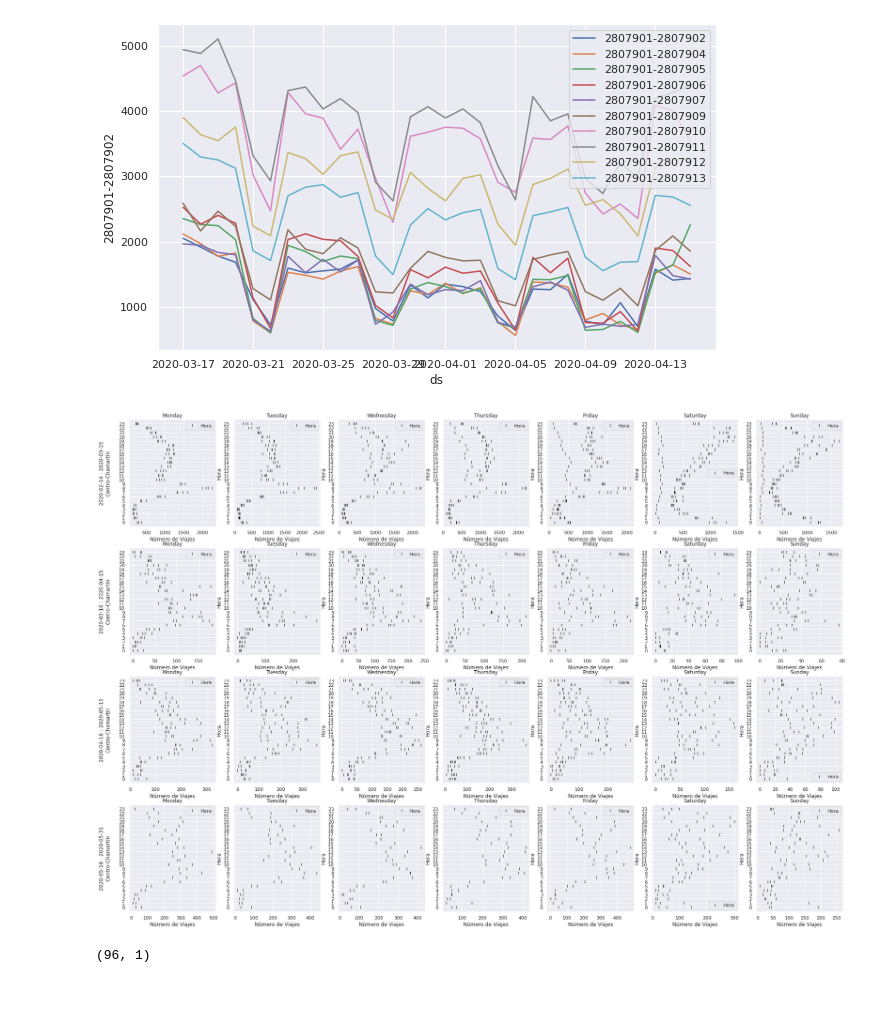
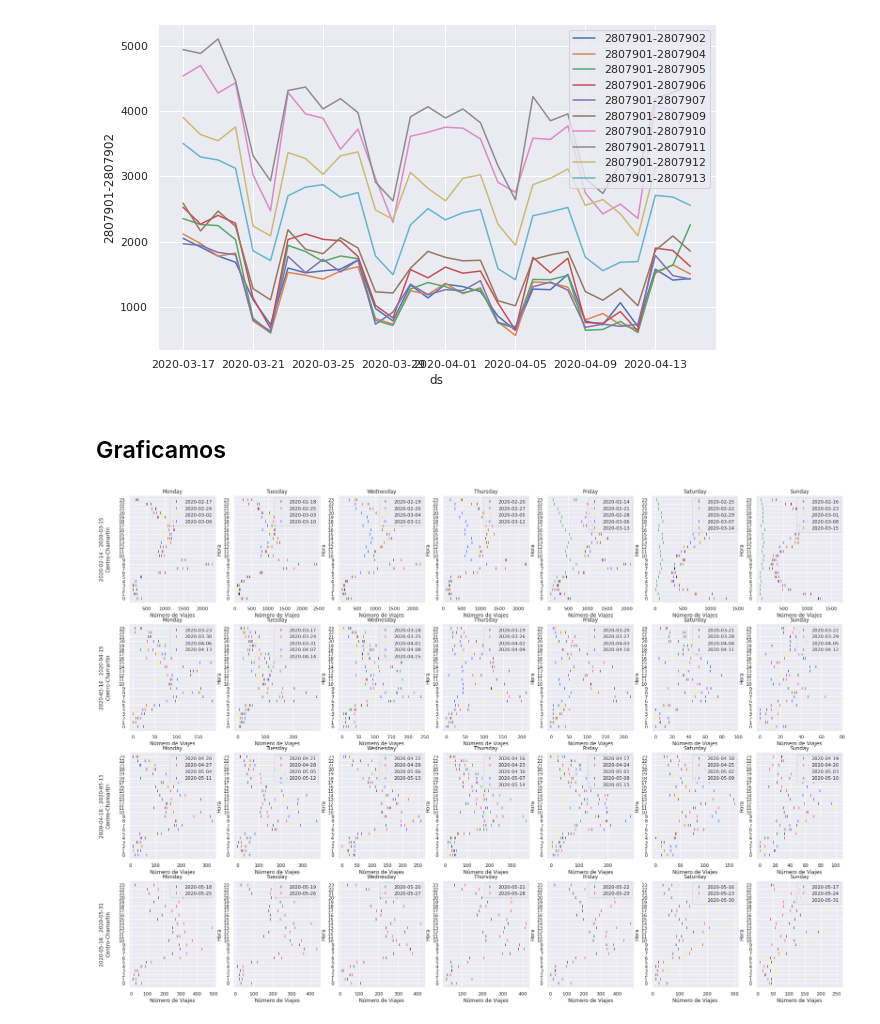
Before and after one commit to Jhonvalencia77/3er_avance, a Jupyter notebook: Patrones2_Trayectos_Diarios.ipynb, the cells around one changed output. Saved outputs shown, nothing was run; the diff lists cells and outputs as text; code cells hidden in the pictures; blank space fills up the shorter version.

Commit message:
ticks_colores

```diff
--- a/Patrones2_Trayectos_Diarios.ipynb
+++ b/Patrones2_Trayectos_Diarios.ipynb
@@ -95,12 +95,14 @@ def df_origen(origen,destino):
     df_Final['Mes'] = df_Final.index.month
     df_Final['ID_Dia'] = df_Final.index.dayofweek
     df_Final['Hora'] = df_Final.index.hour
+    df_Final['WeekNo'] = df_Final.index.isocalendar().week
 
     df2_Final['Fecha'] = df2_Final.index.date
     df2_Final['Año'] = df2_Final.index.year
     df2_Final['Mes'] = df2_Final.index.month
     df2_Final['ID_Dia'] = df2_Final.index.dayofweek
     df2_Final['Hora'] = df2_Final.index.hour
+    df2_Final['WeekNo'] = df2_Final.index.isocalendar().week
 
     return df, lista, df_Dia, main_lines, df_main_lines, df2, df2_Dia, main_lines2, df_main_lines2, df_Final,df2_Final,listaDst
 # %%
@@ -175,39 +191,82 @@ for trayecto in main_lines2:
         sb.lineplot(x="ds", y=trayecto, data=df2_Dia.loc['2020-03-16':'2020-04-15'],legend='brief',label=trayecto)
 # %% [output]
 [figure]
+# %% [markdown]
+## Graficamos
 # %%
 sb.set(rc = {'figure.figsize':(18,15)})
 ax=0
 Dict_periodos = {1:'2020-02-14 : 2020-03-15',2:'2020-03-16 : 2020-04-15', 3:'2020-04-16 : 2020-05-15', 4:'2020-05-16 : 2020-05-31'}
+
 #Creamos dicionario para buscar el nombre de cada distrito
 for line in listaDst:
     if line=="ds":
         fig, axes = plt.subplots(nrows=4, ncols=7)
         ax_list = fig.axes
         plt.subplots_adjust(left=0.001, bottom=None, right=1.3, top=1.2, wspace=0.2, hspace=0.2)
         continue
 
     origen = line.split("-",1)[0]
     destino = line.split("-",1)[1]
     lines_names = {"19024":"Fuera_Madrid","2800601":"Fuera_Madrid","2806504":"Fuera_Madrid","2807901":"Centro","2807902":"Arganzuela","2807903":"Retiro","2807904":"Salamanca","2807905":"Chamartín","2807906":"Tetuán","2807907":"Chamberí","2807908":"El_Pardo","2807909":"Moncloa-Aravaca","2807910":"Latina","2807911":"Carabanchel","2807912":"Usera","2807913":"Puente_de_Vallecas","2807914":"Moratalaz","2807915":"Ciudad_Lineal","2807916":"Hortaleza","2807917":"Villaverde","2807918":"Villa_de_Vallecas","2807919":"Vicálvaro","2807920":"San Blas-Canillejas","2812301":"Fuera_Madrid"}
 
 for periodo in lista_periodos:
 
     for dia in dict_dias:
-        globals()[f"filtrado_Data_{dict_dias[dia]}_{periodo}"] = globals()[f"filtrado_Data_{dict_dias[dia]}_{periodo}"].iloc[:,0:1]
-        globals()[f"p{dict_dias[dia]}_{periodo}"] = globals()[f"filtrado_Data_{dict_dias[dia]}_{periodo}"].plot(marker='|',linestyle='none',color='black',ax=ax_list[ax]); ax_list[ax].set_title(dict_dias[dia])
-        globals()[f"p{dict_dias[dia]}_{periodo}"].yaxis.set_ticks([0,1,2,3,4,5,6,7,8,9,10,11,12,13,14,15,16,17,18,19,20,21,22,23])
+
+        #Seleccionamos celdas del dataframe para generar las fechas que se requieren graficar
+        start = globals()[f"filtrado_Data_{dict_dias[dia]}_{periodo}"].iloc[0]['Fecha'] #Primera celda de la columna fecha
+        period_start = globals()[f"filtrado_Data_{dict_dias[dia]}_{periodo}"].iloc[0]['WeekNo']
+        period_end = globals()[f"filtrado_Data_{dict_dias[dia]}_{periodo}"].at[globals()[f"filtrado_Data_{dict_dias[dia]}_{periodo}"].index[-1],'WeekNo']  #última celda de columna WeekNo
+
+        #Condición de error en period_start/period_end
+        if (type(period_start) == pd.core.series.Series) | (type(period_end) == pd.core.series.Series):
+            lista = list(period_end)
+            period_end = lista[-1]
+
+        periods = list(range(period_start, period_end+1))
+
+        #Obtenemos las fechas de cada día
+        date_generated = pd.date_range(start, periods=len(periods), freq='7D')
+
+        cont2=1
+        for date in date_generated:
+            globals()[f"filtrado_Data_{dict_dias[dia]}_{periodo}_{cont2}"] = globals()[f"filtrado_Data_{dict_dias[dia]}_{periodo}_{cont2}"].iloc[:,0:1]
+            cont2=cont2+1
+        if cont2==2:
+            globals()[f"p{dict_dias[dia]}_{periodo}"] = globals()[f"filtrado_Data_{dict_dias[dia]}_{periodo}_1"].plot(marker='|',linestyle='none',color='black',ax=ax_list[ax]); ax_list[ax].set_title(dict_dias[dia])
+            globals()[f"p{dict_dias[dia]}_{periodo}"].legend([date_generated[0].strftime('%Y-%m-%d')],loc="upper right")
+        if cont2==3:
+            globals()[f"filtrado_Data_{dict_dias[dia]}_{periodo}_1"].plot(marker='|',linestyle='none',color='black',ax=ax_list[ax]); ax_list[ax].set_title(dict_dias[dia])
+            globals()[f"p{dict_dias[dia]}_{periodo}"] = globals()[f"filtrado_Data_{dict_dias[dia]}_{periodo}_2"].plot(marker='|',linestyle='none',color='red',ax=ax_list[ax]); ax_list[ax].set_title(dict_dias[dia])
+            globals()[f"p{dict_dias[dia]}_{periodo}"].legend([date_generated[0].strftime('%Y-%m-%d'),date_generated[1].strftime('%Y-%m-%d')],loc="upper right")
+        if cont2==4:
+            globals()[f"filtrado_Data_{dict_dias[dia]}_{periodo}_1"].plot(marker='|',linestyle='none',color='black',ax=ax_list[ax]); ax_list[ax].set_title(dict_dias[dia])
+            globals()[f"filtrado_Data_{dict_dias[dia]}_{periodo}_2"].plot(marker='|',linestyle='none',color='red',ax=ax_list[ax]); ax_list[ax].set_title(dict_dias[dia])
+            globals()[f"p{dict_dias[dia]}_{periodo}"] = globals()[f"filtrado_Data_{dict_dias[dia]}_{periodo}_3"].plot(marker='|',linestyle='none',color='yellow',ax=ax_list[ax]); ax_list[ax].set_title(dict_dias[dia])
+            globals()[f"p{dict_dias[dia]}_{periodo}"].legend([date_generated[0].strftime('%Y-%m-%d'),date_generated[1].strftime('%Y-%m-%d'),date_generated[2].strftime('%Y-%m-%d')],loc="upper right")
+        if cont2==5:
+            globals()[f"filtrado_Data_{dict_dias[dia]}_{periodo}_1"].plot(marker='|',linestyle='none',color='black',ax=ax_list[ax]); ax_list[ax].set_title(dict_dias[dia])
+            globals()[f"filtrado_Data_{dict_dias[dia]}_{periodo}_2"].plot(marker='|',linestyle='none',color='red',ax=ax_list[ax]); ax_list[ax].set_title(dict_dias[dia])
+            globals()[f"filtrado_Data_{dict_dias[dia]}_{periodo}_3"].plot(marker='|',linestyle='none',color='yellow', ax=ax_list[ax]); ax_list[ax].set_title(dict_dias[dia])
+            globals()[f"p{dict_dias[dia]}_{periodo}"] = globals()[f"filtrado_Data_{dict_dias[dia]}_{periodo}_4"].plot(marker='|',linestyle='none',color='blue',ax=ax_list[ax]); ax_list[ax].set_title(dict_dias[dia])
+            globals()[f"p{dict_dias[dia]}_{periodo}"].legend([date_generated[0].strftime('%Y-%m-%d'),date_generated[1].strftime('%Y-%m-%d'),date_generated[2].strftime('%Y-%m-%d'),date_generated[3].strftime('%Y-%m-%d')],loc="upper right")
+        if cont2==6:
+            globals()[f"filtrado_Data_{dict_dias[dia]}_{periodo}_1"].plot(marker='|',linestyle='none',color='black',ax=ax_list[ax]); ax_list[ax].set_title(dict_dias[dia])
+            globals()[f"filtrado_Data_{dict_dias[dia]}_{periodo}_2"].plot(marker='|',linestyle='none',color='red',ax=ax_list[ax]); ax_list[ax].set_title(dict_dias[dia])
+            globals()[f"filtrado_Data_{dict_dias[dia]}_{periodo}_3"].plot(marker='|',linestyle='none',color='yellow',ax=ax_list[ax]); ax_list[ax].set_title(dict_dias[dia])
+            globals()[f"filtrado_Data_{dict_dias[dia]}_{periodo}_4"].plot(marker='|',linestyle='none',color='blue',ax=ax_list[ax]); ax_list[ax].set_title(dict_dias[dia])
+            globals()[f"p{dict_dias[dia]}_{periodo}"] = globals()[f"filtrado_Data_{dict_dias[dia]}_{periodo}_5"].plot(marker='|',linestyle='none',color='green',ax=ax_list[ax]); ax_list[ax].set_title(dict_dias[dia])
+            globals()[f"p{dict_dias[dia]}_{periodo}"].legend([date_generated[0].strftime('%Y-%m-%d'),date_generated[1].strftime('%Y-%m-%d'),date_generated[2].strftime('%Y-%m-%d'),date_generated[3].strftime('%Y-%m-%d'),date_generated[4].strftime('%Y-%m-%d')],loc="upper right")
+
+
+        globals()[f"p{dict_dias[dia]}_{periodo}"].yaxis.set_ticks([0,1,2,3,4,5,6,7,8,9,10,11,12,13,14,15,16,17,18,19,20,21,22,23])                            #Fijamos los ticks blancos para cada hora
         if (ax==0)|(ax==7)|(ax==14)|(ax==21):
-            globals()[f"p{dict_dias[dia]}_{periodo}"].set_ylabel(Dict_periodos[periodo]+"\n"+lines_names[origen]+"-"+lines_names[destino]+"\n")
+            globals()[f"p{dict_dias[dia]}_{periodo}"].set_ylabel(Dict_periodos[periodo]+"\n"+lines_names[origen]+"-"+lines_names[destino]+"\n")    #Título del periodo a la izquierda y trayecto
         else:
             globals()[f"p{dict_dias[dia]}_{periodo}"].set_ylabel("Hora")
         globals()[f"p{dict_dias[dia]}_{periodo}"].set_xlabel("Número de Viajes")
         globals()[f"p{dict_dias[dia]}_{periodo}"].set_ylim(-1, 24)
         ax=ax+1
 # %% [output]
-[figure, old version]
+[figure, new version]
-# %%
-#filtrado_Data_Monday_2.head(2)
-filtrado_Data_Sunday_2.shape
-# %% [output]
-(96, 1)
```
Also changed, not shown: parts of 4 cells of this notebook.
